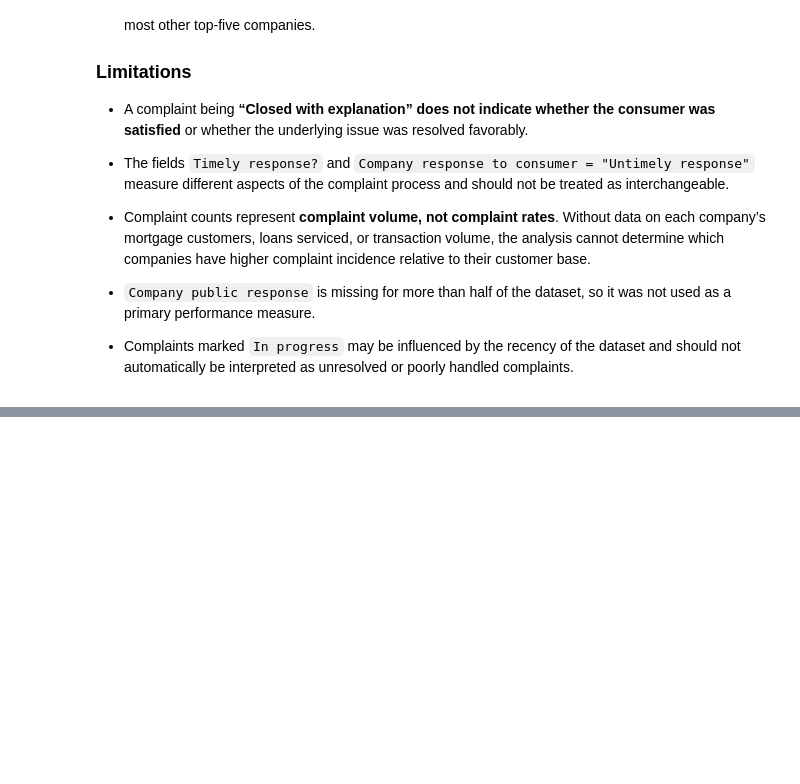
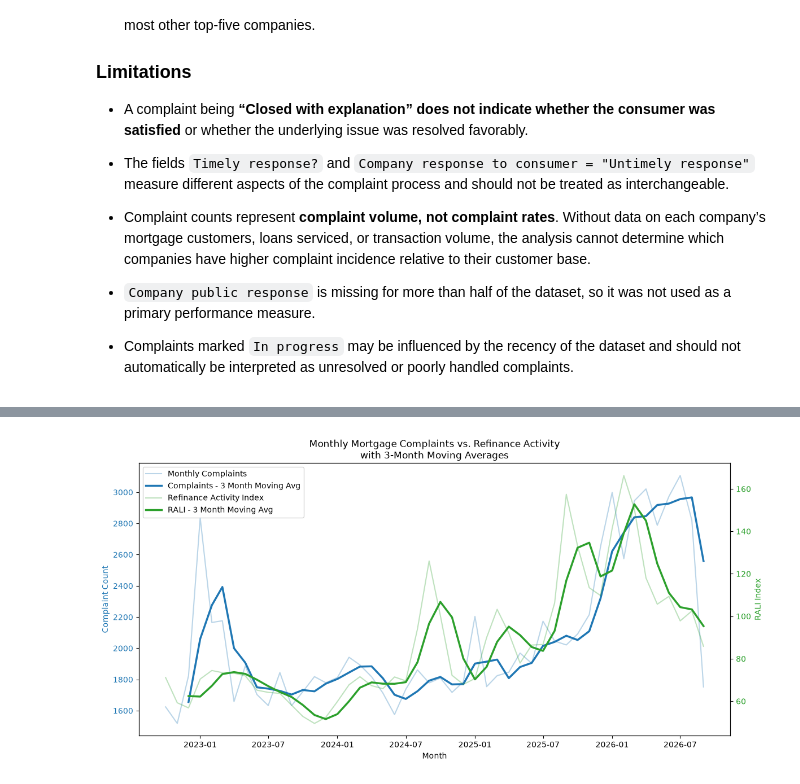
Before and after one commit to alanarroyo98/financial-services-complaints-analytics, a Jupyter notebook: notebooks/01_cfpb_eda.ipynb, the cells around one changed output, grey strips where cells are left out. Drawn from its saved outputs; the diff is of its cells as text; code cells hidden in the pictures; blank space fills up the shorter version.

```diff
--- a/notebooks/01_cfpb_eda.ipynb
+++ b/notebooks/01_cfpb_eda.ipynb
@@ -995,0 +1438,11 @@ plt.show()
+# %%
+monthly_rali["WK_Ending"] = pd.to_datetime(
+    monthly_rali["WK_Ending"],
+    utc=True
+)
+# %%
+monthly_market_analysis = monthly_market_analysis.merge(monthly_rali, left_on="Date received", right_on="WK_Ending", how="left")
+# %%
+monthly_market_analysis = monthly_market_analysis.drop(
+    columns="WK_Ending"
+)
@@ -995,0 +1475,68 @@ plt.show()
+# %%
+### Adding 3 month moving average for RALI
+monthly_market_analysis["rali_ma_3"] = (
+    monthly_market_analysis["WK_TOTAL_RALI_CT"]
+    .rolling(window=3)
+    .mean()
+)
+# %%
+### Plotting complaint volume vs refinance activity
+fig, ax1 = plt.subplots(figsize=(12, 6))
+
+# Complaint volume
+line1 = ax1.plot(
+    monthly_market_analysis["Date received"],
+    monthly_market_analysis["complaint_count"],
+    color="tab:blue",
+    alpha=0.3,
+    label="Monthly Complaints"
+)
+
+line2 = ax1.plot(
+    monthly_market_analysis["Date received"],
+    monthly_market_analysis["complaints_ma_3"],
+    color="tab:blue",
+    linewidth=2.5,
+    label="Complaints - 3 Month Moving Avg"
+)
+
+ax1.set_xlabel("Month")
+ax1.set_ylabel("Complaint Count", color="tab:blue")
+ax1.tick_params(axis="y", labelcolor="tab:blue")
+
+# RALI
+ax2 = ax1.twinx()
+
+line3 = ax2.plot(
+    monthly_market_analysis["Date received"],
+    monthly_market_analysis["WK_TOTAL_RALI_CT"],
+    color="tab:green",
+    alpha=0.3,
+    label="Refinance Activity Index"
+)
+
+line4 = ax2.plot(
+    monthly_market_analysis["Date received"],
+    monthly_market_analysis["rali_ma_3"],
+    color="tab:green",
+    linewidth=2.5,
+    label="RALI - 3 Month Moving Avg"
+)
+
+ax2.set_ylabel("RALI Index", color="tab:green")
+ax2.tick_params(axis="y", labelcolor="tab:green")
+
+lines = line1 + line2 + line3 + line4
+labels = [line.get_label() for line in lines]
+
+ax1.legend(lines, labels, loc="upper left")
+
+plt.title(
+    "Monthly Mortgage Complaints vs. Refinance Activity\n"
+    "with 3-Month Moving Averages"
+)
+
+fig.tight_layout()
+plt.show()
+# %% [output]
+[figure, added]
```
Also changed, not shown: parts of 51 cells of this notebook, 1 other file.
